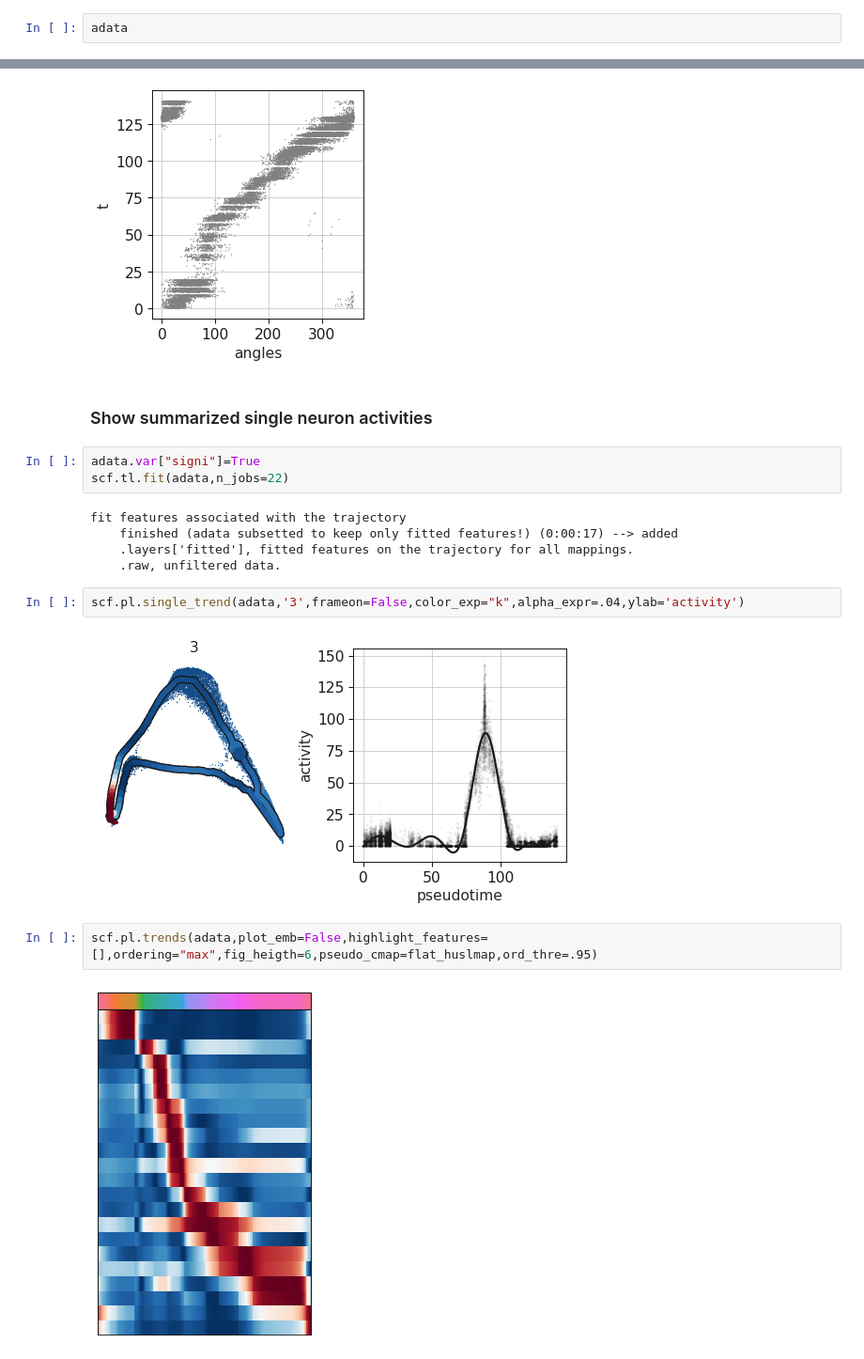
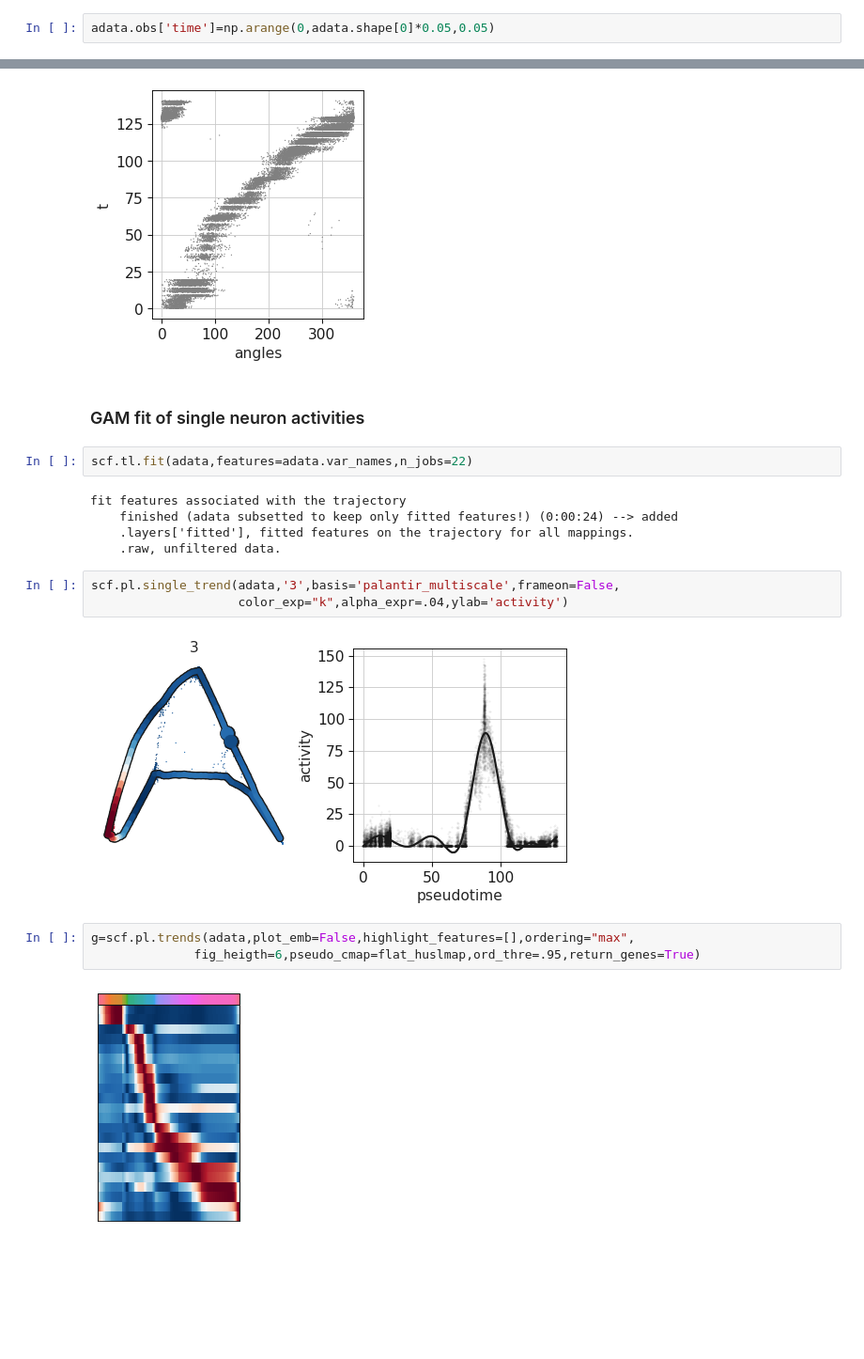
Before and after one commit to LouisFaure/scFates_notebooks, a Jupyter notebook: Beyond_scRNAseq.ipynb, the cells around one changed output, grey strips where cells are left out. Shown: that part at 94% size. Drawn from its saved outputs; the diff is of its cells as text; blank space fills up the shorter version.

Commit message:
updated neuron analysis

```diff
--- a/Beyond_scRNAseq.ipynb
+++ b/Beyond_scRNAseq.ipynb
@@ -51,4 +51,4 @@ counts.shape
 adata=anndata.AnnData(counts)
 adata.obs['angles']=np.degrees(pd.read_csv(angle_u, header=None).values)
 # %%
-adata
+adata.obs['time']=np.arange(0,adata.shape[0]*0.05,0.05)
@@ -166,20 +162,21 @@ sc.pl.scatter(adata,x='angles',y='t')
 # %% [output]
 [figure]
 # %% [markdown]
-### Show summarized single neuron activities
+### GAM fit of single neuron activities
 # %%
-adata.var["signi"]=True
-scf.tl.fit(adata,n_jobs=22)
+scf.tl.fit(adata,features=adata.var_names,n_jobs=22)
 # %% [output]
 fit features associated with the trajectory
-    finished (adata subsetted to keep only fitted features!) (0:00:17) --> added
+    finished (adata subsetted to keep only fitted features!) (0:00:24) --> added
     .layers['fitted'], fitted features on the trajectory for all mappings.
     .raw, unfiltered data.
 # %%
-scf.pl.single_trend(adata,'3',frameon=False,color_exp="k",alpha_expr=.04,ylab='activity')
+scf.pl.single_trend(adata,'3',basis='palantir_multiscale',frameon=False,
+                    color_exp="k",alpha_expr=.04,ylab='activity')
 # %% [output]
-[figure, old version]
+[figure, new version]
 # %%
-scf.pl.trends(adata,plot_emb=False,highlight_features=[],ordering="max",fig_heigth=6,pseudo_cmap=flat_huslmap,ord_thre=.95)
+g=scf.pl.trends(adata,plot_emb=False,highlight_features=[],ordering="max",
+              fig_heigth=6,pseudo_cmap=flat_huslmap,ord_thre=.95,return_genes=True)
 # %% [output]
-[figure, old version]
+[figure, new version]
```
Also changed, not shown: parts of 17 cells of this notebook.
